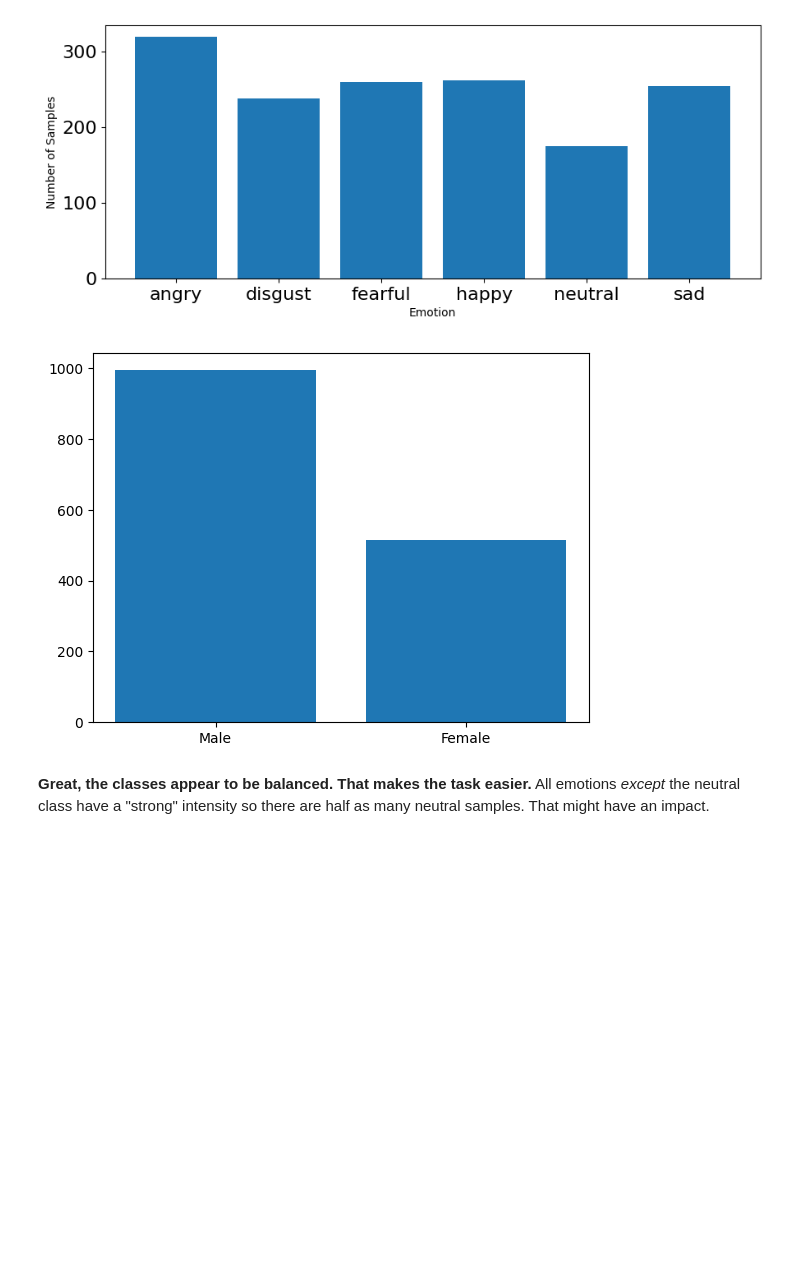
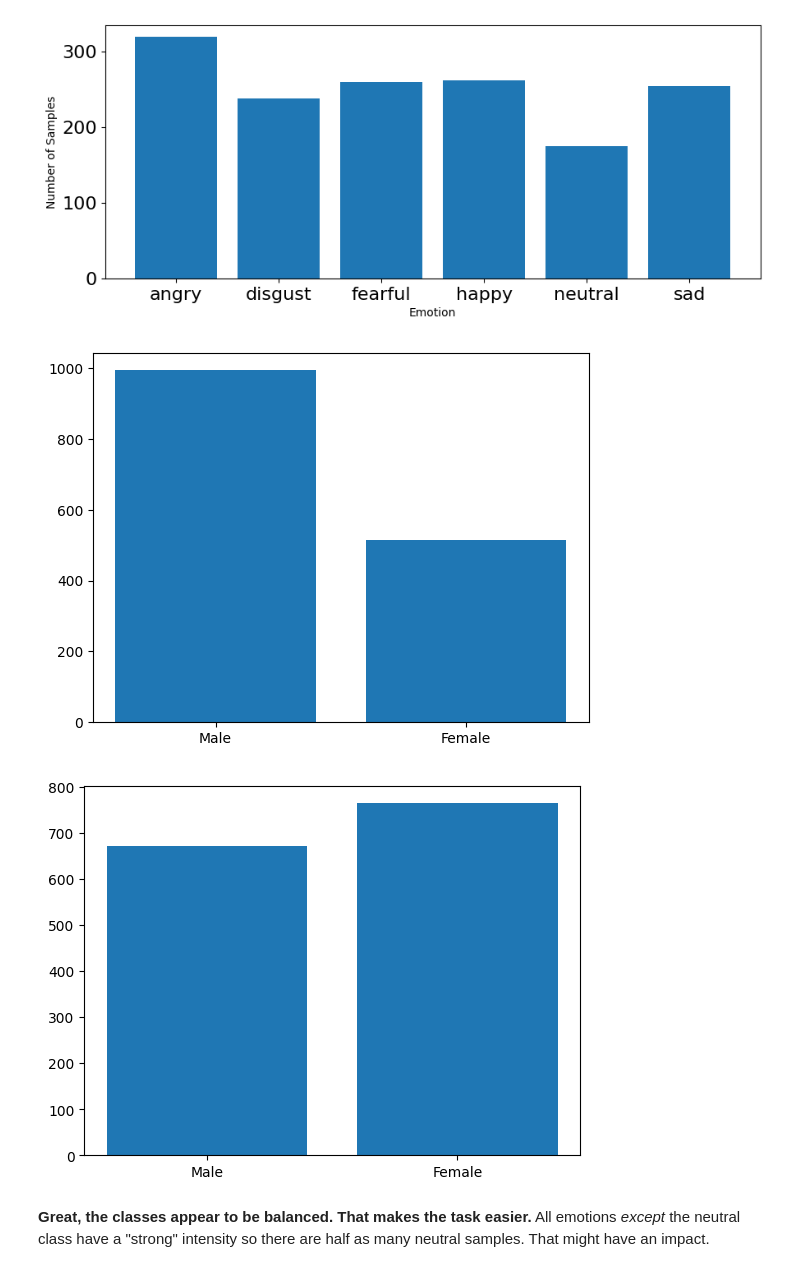
Before and after one commit to Duder5000/Week-2_Data_Preprocessing, a Jupyter notebook: Week_2_Data_Preprocessing.ipynb, the cells around one changed output. Saved outputs shown, nothing was run; the diff lists cells and outputs as text; code cells hidden in the pictures; blank space fills up the shorter version.

```diff
--- a/Week_2_Data_Preprocessing.ipynb
+++ b/Week_2_Data_Preprocessing.ipynb
@@ -1013,17 +1013,25 @@ def load_dataForGender(audiosFilePath):
 
     return mCount, fCount
 # %%
-mCount, fCount = load_dataForGender("/content/drive/MyDrive/$chool/_Spring2024/IAT 481/A2/combinedData/*.wav")
+mCountNew, fCountNew = load_dataForGender("/content/drive/MyDrive/$chool/_Spring2024/IAT 481/A2/combinedData/*.wav")
+mCountOld, fCountOld = load_dataForGender("/content/drive/MyDrive/Misc/rav/Actor_*/*.wav")
 
 labels = ["Male", "Female"]
-values = [mCount, fCount]
+valuesNew = [mCountNew, fCountNew]
+valuesOld = [mCountOld, fCountOld]
 
 fig, ax = plt.subplots()
-ax.bar(labels, values)
+ax.bar(labels, valuesNew)
 
 plt.show()
+
+fig, ax = plt.subplots()
+ax.bar(labels, valuesOld)
+
+plt.show()
 # %% [output]
 [figure]
+[figure, added]
 # %% [markdown]
 **Great, the classes appear to be balanced. That makes the task easier.** All emotions _except_ the neutral class have a "strong" intensity so there are half as many neutral samples. That might have an impact.
 # %% [markdown]
```
